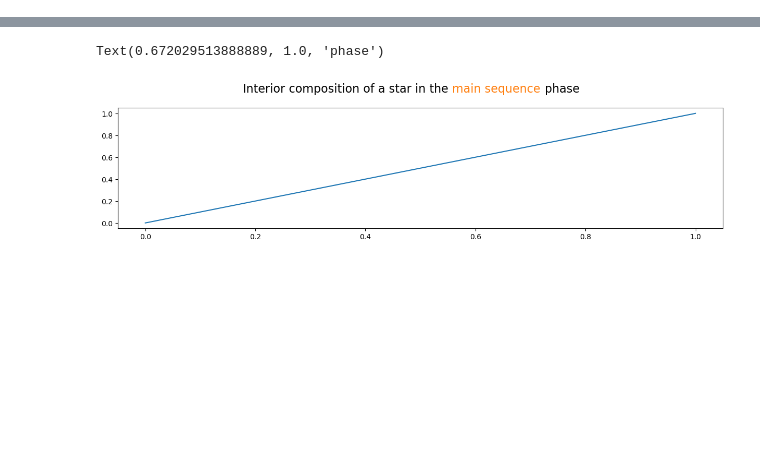
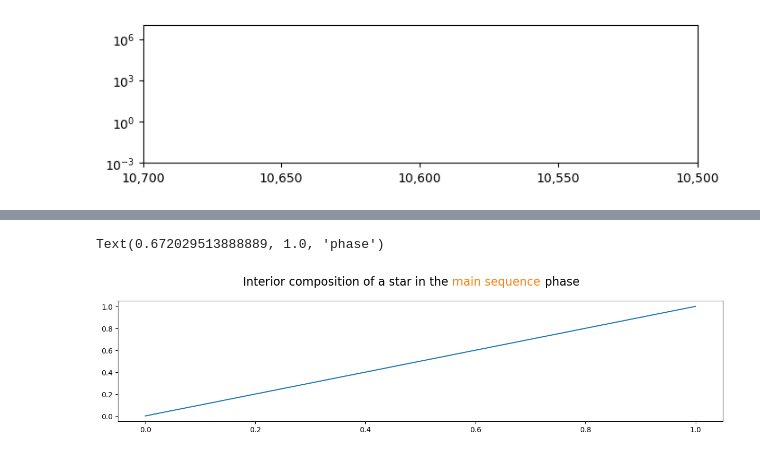
Before and after one commit to johnmomberg/Gayley_Stellar_Evolution_Textbook, a Jupyter notebook: test.ipynb, the cells around one changed output, grey strips where cells are left out. Cells and saved outputs as stored; diff of their text form; code cells hidden in the pictures; blank space fills up the shorter version.

```diff
--- a/test.ipynb
+++ b/test.ipynb
@@ -26,0 +30,81 @@ hr.legend()
+# %%
+# Setup plot
+fig, ax = plt.subplots(figsize=(8, 2))
+ax.invert_xaxis()
+ax.set_xscale("log")
+ax.set_yscale("log")
+ax.set_ylim((1e-3, 1e7))
+
+
+
+
+
+def decade_array(start, stop):
+    """
+    Generate a log-decade array with variable depth.
+
+    depth = 1 → decades only (1000, 2000, ...)
+    depth = 2 → halves (1000, 1500, 2000, ...)
+    depth = 5 → fifths (1000, 1200, 1400, ...)
+    depth = 10 → tenths (1000, 1100, 1200, ...)
+    """
+    def calc_next_depth(depth):
+        if depth == 0:
+            return 1
+        exp = int(np.floor(np.log10(depth)))
+        mant = depth / (10**exp)
+        if mant == 1:
+            return int(depth*2)
+        if mant == 2:
+            return int(depth*2.5)
+        if mant == 5:
+            return int(depth*2)
+
+
+
+    start_exp = int(np.floor(np.log10(start)))
+    stop_exp = int(np.floor(np.log10(stop)))
+    depth = 0
+    array_filtered = np.array([])
+    f_max = 0.5
+    f_min = 0.1
+    length = np.log10(stop / start)
+    gaps = np.array([length])
+
+
+    while len(array_filtered) < 4 or (np.max(gaps)>f_max*length):
+        depth = calc_next_depth(depth)
+
+        arrs = []
+        for k in range(start_exp, stop_exp+1):
+            base = 10**k
+            step = base / depth   # e.g. depth=2 → 500, depth=5 → 200
+            arr = np.arange(base, 10*base + step, step)
+            arrs.append(arr)
+
+        array = np.unique(np.concatenate(arrs))
+        array_filtered = array[(array >= start) & (array <= stop)]
+
+        gaps = np.log10(array_filtered[1:] / array_filtered[:-1])
+        print(f"Depth: {depth}")
+
+    while True:
+        gaps = np.log10(array_filtered[1:] / array_filtered[:-1])
+        print(array_filtered)
+        if len(gaps) < 1 or np.min(gaps) >= f_min*length:
+            break
+        array_filtered = np.delete(array_filtered, np.argmin(gaps))
+
+    return array_filtered
+
+
+
+
+
+ax.set_xlim((10700, 10500))
+xmax, xmin = ax.get_xlim()
+
+ax.set_xticks(decade_array(xmin, xmax))
+ax.xaxis.set_major_formatter(mticker.FuncFormatter(lambda x, _: f"{int(x):,}"))
+ax.xaxis.set_minor_locator(mticker.NullLocator())
+# %% [output]
@@ -26,0 +120 @@ hr.legend()
+[figure, added]
```
Also changed, not shown: parts of 5 cells of this notebook, 3 other files.
